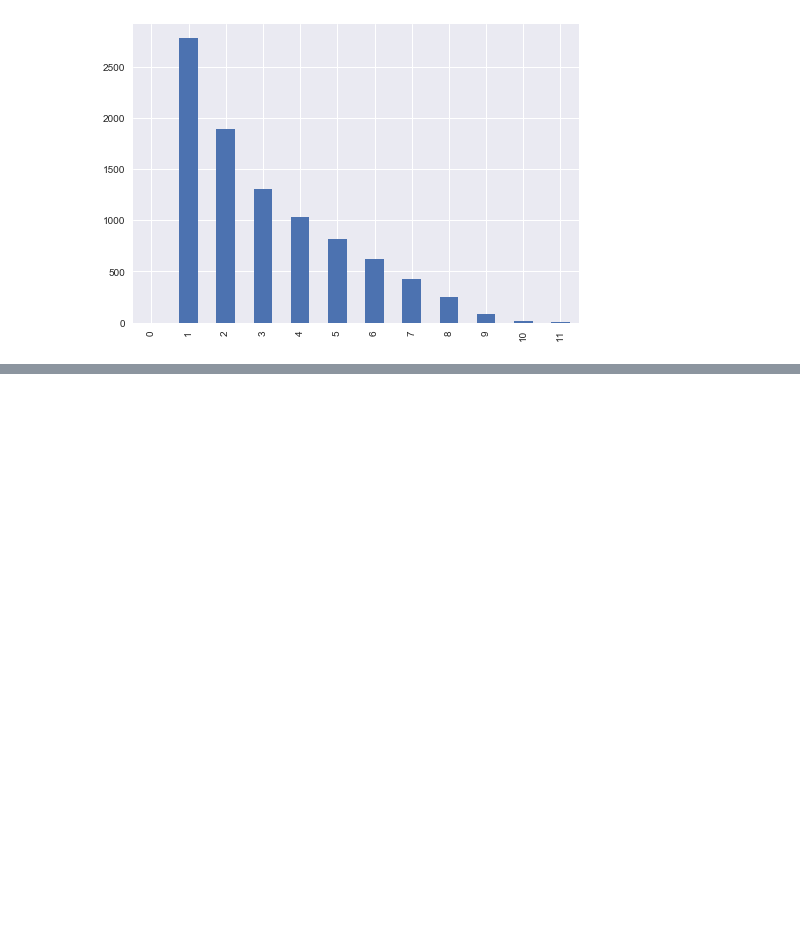
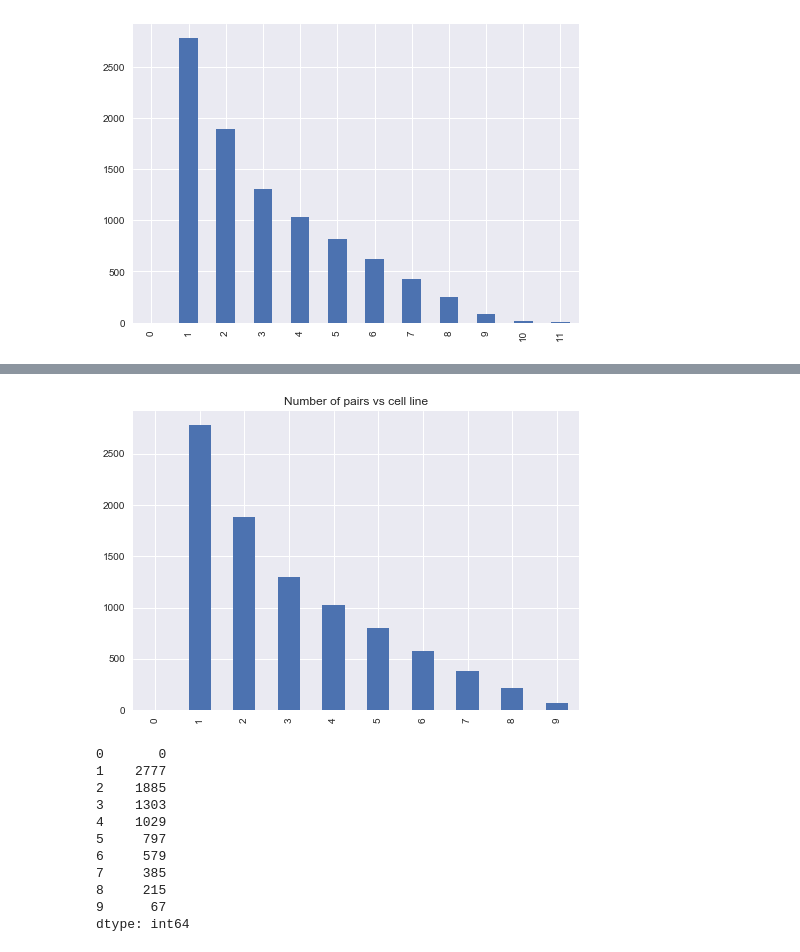
Before and after one commit to npabon/LINCS_target_prediction, a Jupyter notebook: data_profiling.ipynb, the cells around one changed output, grey strips where cells are left out. Cells and saved outputs as stored; diff of their text form; code cells hidden in the pictures; blank space fills up the shorter version.

```diff
--- a/data_profiling.ipynb
+++ b/data_profiling.ipynb
@@ -395,0 +415,6 @@ IndexError: list assignment index out of range
+# %%
+pair_set_8_df = pd.DataFrame({'cpd': cpd_8_, 'target': target_8_})
+print('Pair set 8 statistics')
+print('No. unique cpds:\t', len(pair_set_8_df.cpd.unique()))
+print('No. unique KDs:\t\t', len(pair_set_8_df.target.unique()))
+print('No. interactions:\t', pair_set_8_df.shape[0])
@@ -395,0 +434,26 @@ IndexError: list assignment index out of range
+# %%
+# how many pairs tested in at least n cell lines?
+num_common_cells_8 = np.array([ len(cells) for cells in common_cells_8_])
+pair_set_8_df['ncells'] = num_common_cells_8
+ncell_counts = pair_set_8_df.ncells.value_counts()
+cum_ncell_counts = [0]
+for i in ncell_counts.index:
+    cum_ncell_counts.append(sum(ncell_counts.loc[i:]))
+cum_ncell_counts = pd.Series(cum_ncell_counts)
+cum_ncell_counts.plot.bar()
+plt.title('Number of pairs vs cell line')
+plt.show()
+print(cum_ncell_counts)
+# %% [output]
+[figure, added]
+0       0
+1    2777
+2    1885
+3    1303
+4    1029
+5     797
+6     579
+7     385
+8     215
+9      67
+dtype: int64
```
Also changed, not shown: parts of 18 cells of this notebook, 1 other file.
